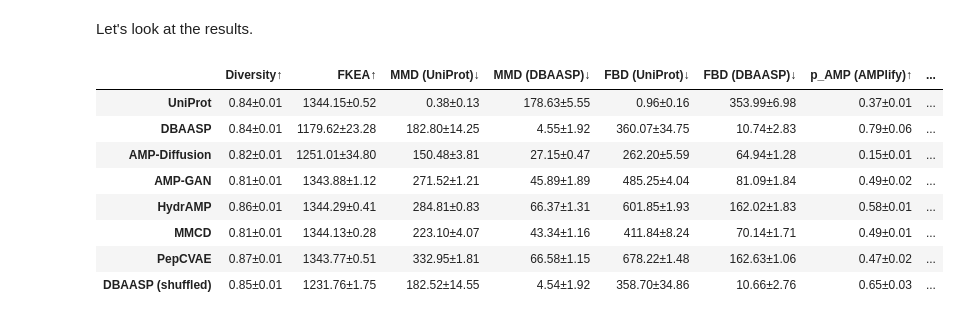
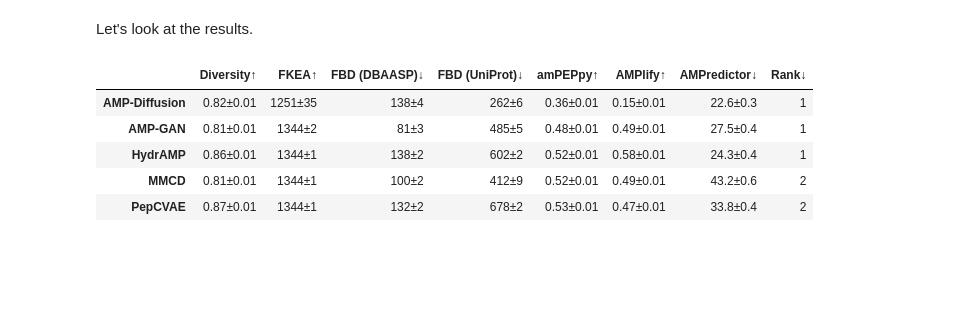
Before and after one commit to szczurek-lab/seqme-reproducibility, a Jupyter notebook: notebooks/1_benchmark.ipynb, the cells around one changed output. Saved outputs shown, nothing was run; the diff lists cells and outputs as text; code cells hidden in the pictures; blank space fills up the shorter version.

```diff
--- a/notebooks/1_benchmark.ipynb
+++ b/notebooks/1_benchmark.ipynb
@@ -219,27 +588,23 @@ sm.to_pickle(cache.get(), CACHE_PATH)
 # %%
 df = sm.read_pickle(BENCHMARK_DF_PATH)
 # %%
-#metrics = ["Diversity", "FKEA", "FBD (DBAASP)", "FBD (UniProt)", "p_AMP (amPEPpy)", "p_AMP (AMPlify)"]
-#models = ["AMP-Diffusion", "AMP-GAN", "HydrAMP", "MMCD", "PepCVAE"]
+metrics = ["Diversity", "FKEA", "FBD (DBAASP)", "FBD (UniProt)", "amPEPpy", "AMPlify", "AMPredictor"]
+models = ["AMP-Diffusion", "AMP-GAN", "HydrAMP", "MMCD", "PepCVAE"]
 
-#df = df.loc[models]
-#df = df[metrics]
+df2 = df[metrics].loc[models]
 # %%
-df = sm.rank(df, metrics=["p_AMP (AMPlify)", "FBD (DBAASP)"])
+df2 = sm.rank(df2, metrics=["AMPredictor", "FBD (DBAASP)"])
 # %% [markdown]
 Let's look at the results.
 # %%
-n_decimals = 2 #[2, 0, 0, 0, 2, 2, 0]
-sm.show(df, color_style="bar", n_decimals=n_decimals)
+n_decimals = [2, 0, 0, 0, 2, 2, 1, 0]
+sm.show(df2, color_style="bar", n_decimals=n_decimals)
 # %% [output]
-|  | Diversity↑ | FKEA↑ | MMD (UniProt)↓ | MMD (DBAASP)↓ | FBD (UniProt)↓ | FBD (DBAASP)↓ | p_AMP (AMPlify)↑ | ... |
-| UniProt | 0.84±0.01 | 1344.15±0.52 | 0.38±0.13 | 178.63±5.55 | 0.96±0.16 | 353.99±6.98 | 0.37±0.01 | ... |
-| DBAASP | 0.84±0.01 | 1179.62±23.28 | 182.80±14.25 | 4.55±1.92 | 360.07±34.75 | 10.74±2.83 | 0.79±0.06 | ... |
-| AMP-Diffusion | 0.82±0.01 | 1251.01±34.80 | 150.48±3.81 | 27.15±0.47 | 262.20±5.59 | 64.94±1.28 | 0.15±0.01 | ... |
-| AMP-GAN | 0.81±0.01 | 1343.88±1.12 | 271.52±1.21 | 45.89±1.89 | 485.25±4.04 | 81.09±1.84 | 0.49±0.02 | ... |
-| HydrAMP | 0.86±0.01 | 1344.29±0.41 | 284.81±0.83 | 66.37±1.31 | 601.85±1.93 | 162.02±1.83 | 0.58±0.01 | ... |
-| MMCD | 0.81±0.01 | 1344.13±0.28 | 223.10±4.07 | 43.34±1.16 | 411.84±8.24 | 70.14±1.71 | 0.49±0.01 | ... |
-| PepCVAE | 0.87±0.01 | 1343.77±0.51 | 332.95±1.81 | 66.58±1.15 | 678.22±1.48 | 162.63±1.06 | 0.47±0.02 | ... |
-| DBAASP (shuffled) | 0.85±0.01 | 1231.76±1.75 | 182.52±14.55 | 4.54±1.92 | 358.70±34.86 | 10.66±2.76 | 0.65±0.03 | ... |
+|  | Diversity↑ | FKEA↑ | FBD (DBAASP)↓ | FBD (UniProt)↓ | amPEPpy↑ | AMPlify↑ | AMPredictor↓ | Rank↓ |
+| AMP-Diffusion | 0.82±0.01 | 1251±35 | 138±4 | 262±6 | 0.36±0.01 | 0.15±0.01 | 22.6±0.3 | 1 |
+| AMP-GAN | 0.81±0.01 | 1344±2 | 81±3 | 485±5 | 0.48±0.01 | 0.49±0.01 | 27.5±0.4 | 1 |
+| HydrAMP | 0.86±0.01 | 1344±1 | 138±2 | 602±2 | 0.52±0.01 | 0.58±0.01 | 24.3±0.4 | 1 |
+| MMCD | 0.81±0.01 | 1344±1 | 100±2 | 412±9 | 0.52±0.01 | 0.49±0.01 | 43.2±0.6 | 2 |
+| PepCVAE | 0.87±0.01 | 1344±1 | 132±2 | 678±2 | 0.53±0.01 | 0.47±0.01 | 33.8±0.4 | 2 |
 # %%
 fig, ax = plt.subplots(figsize=(8,2))
```
Also changed, not shown: parts of 55 cells of this notebook, 3 other files.
